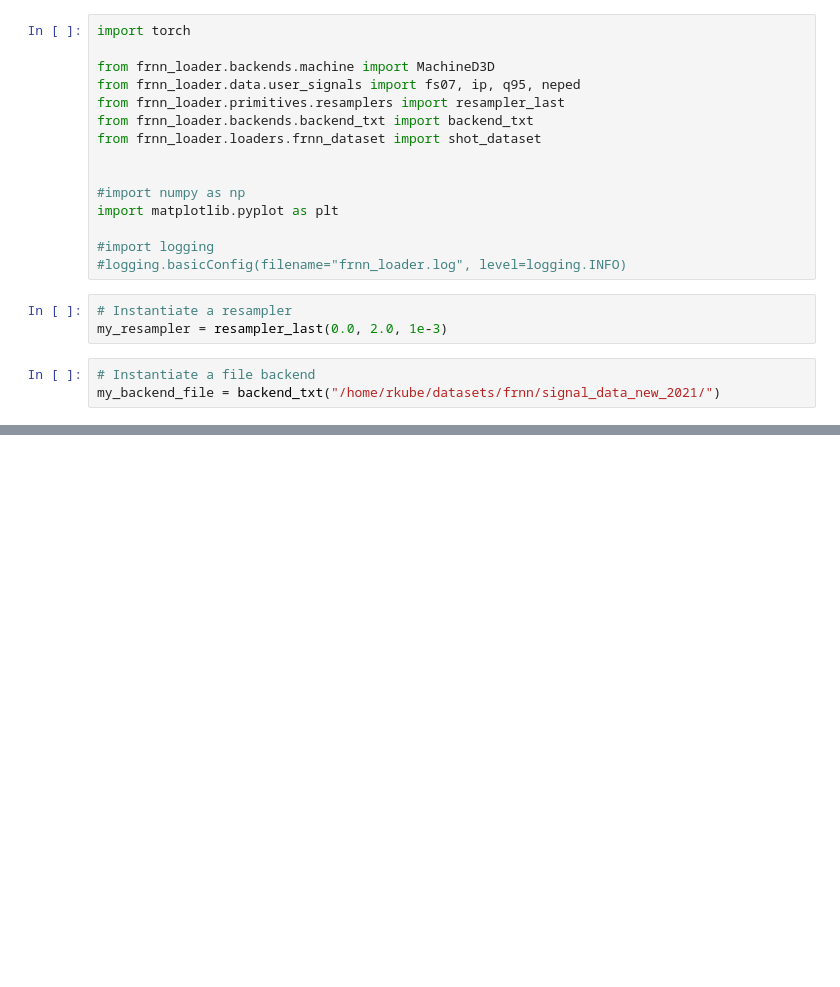
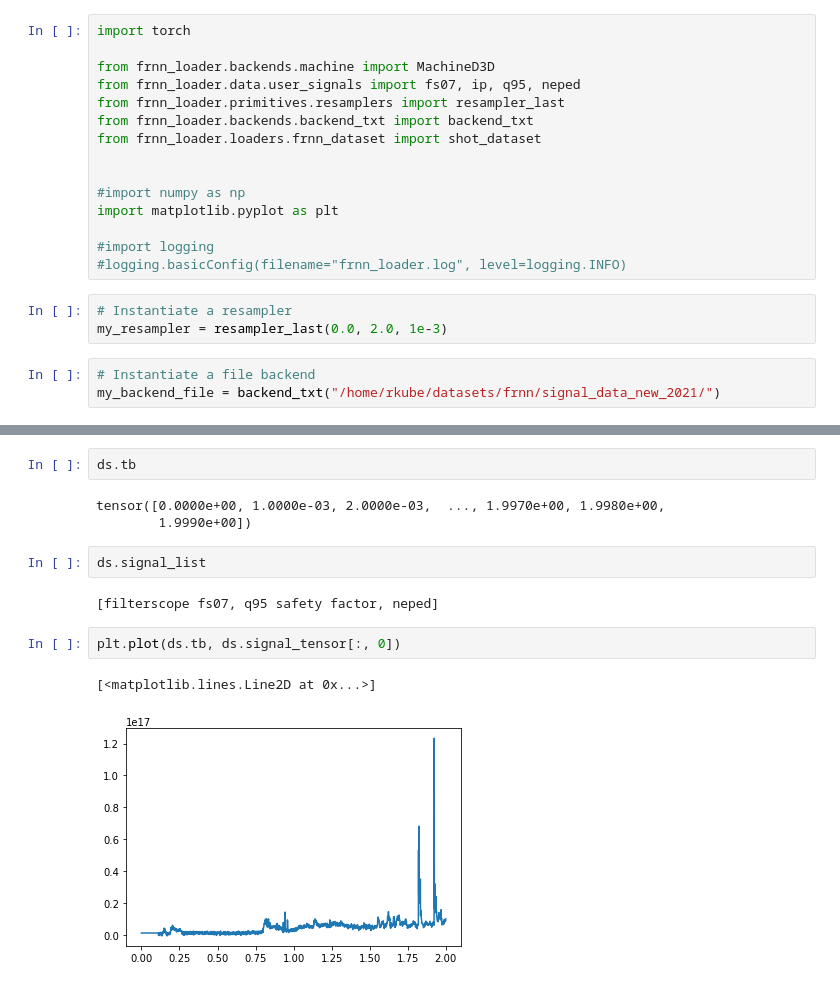
Before and after one commit to PPPLDeepLearning/frnn-loader, a Jupyter notebook: examples/notebooks/example_dataset.ipynb, the cells around one changed output, grey strips where cells are left out. Cells and saved outputs as stored; diff of their text form; blank space fills up the shorter version.

Commit message:
Started using new signal classes

```diff
--- a/examples/notebooks/example_dataset.ipynb
+++ b/examples/notebooks/example_dataset.ipynb
@@ -48,2 +41,16 @@ torch.Size([282]) torch.Size([280]) torch.Size([280, 1])
 2 neped torch.Size([891]) torch.Size([891, 1])
 torch.Size([891]) torch.Size([891]) torch.Size([891, 1])
+# %%
+ds.tb
+# %% [output]
+tensor([0.0000e+00, 1.0000e-03, 2.0000e-03,  ..., 1.9970e+00, 1.9980e+00,
+        1.9990e+00])
+# %%
+ds.signal_list
+# %% [output]
+[filterscope fs07, q95 safety factor, neped]
+# %%
+plt.plot(ds.tb, ds.signal_tensor[:, 0])
+# %% [output]
+[<matplotlib.lines.Line2D at 0x...>]
+[figure, added]
```
Also changed, not shown: parts of 3 cells of this notebook, 7 other files.
